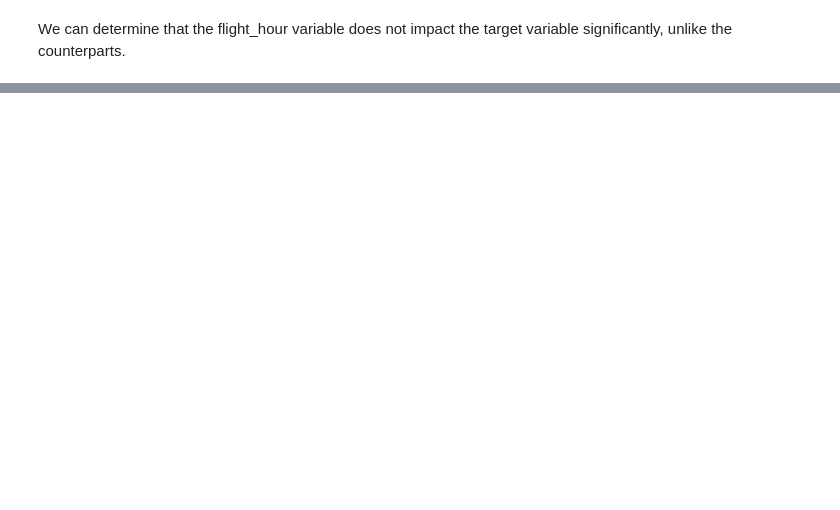
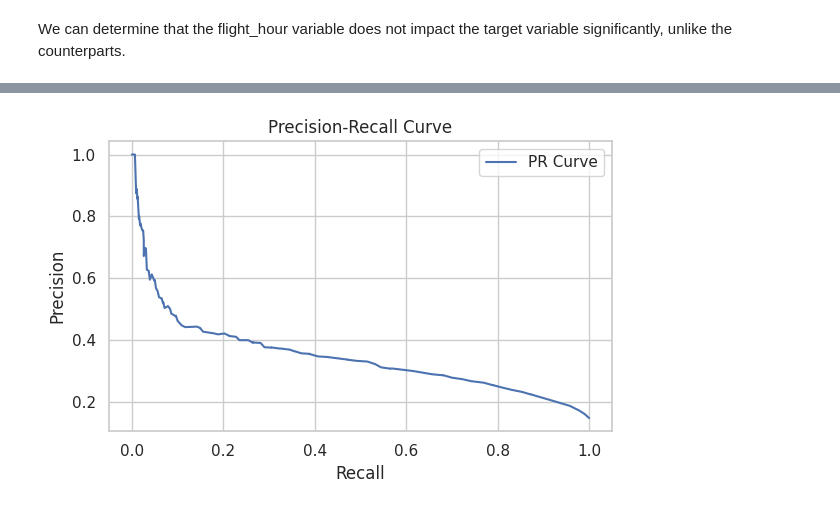
Before and after one commit to JzesatiD/british_airlines_dataproj, a Jupyter notebook: BA_ML.ipynb, the cells around one changed output, grey strips where cells are left out. Cells and saved outputs as stored; diff of their text form; code cells hidden in the pictures; blank space fills up the shorter version.

```diff
--- a/BA_ML.ipynb
+++ b/BA_ML.ipynb
@@ -437,0 +430,8 @@ print(result.summary())'''
+# %%
+from sklearn.model_selection import train_test_split
+
+# Define features and target to begin data modeling
+X = df_encoded.drop(columns=['booking_complete'])
+y = df_encoded['booking_complete']
+
+X.head()
@@ -437,0 +446,10 @@ print(result.summary())'''
+# %%
+X_train, X_test, y_train, y_test = train_test_split(
+    X, y, test_size=0.2, stratify=y, random_state=42
+)
+# %%
+from sklearn.ensemble import RandomForestClassifier
+
+model = RandomForestClassifier(n_estimators=100, class_weight='balanced',
+                               random_state=42)
+model.fit(X_train, y_train)
@@ -437,0 +458,8 @@ print(result.summary())'''
+# %%
+from sklearn.metrics import classification_report, roc_auc_score
+
+y_pred = model.predict(X_test)
+y_proba = model.predict_proba(X_test)[:, 1]
+
+print(classification_report(y_test, y_pred))
+print("ROC AUC Score:", roc_auc_score(y_test, y_proba))
@@ -439,0 +498,17 @@ We can determine that the flight_hour variable does not impact the target variab
+# %%
+from sklearn.metrics import precision_recall_curve
+import matplotlib.pyplot as plt
+
+precision, recall, thresholds = precision_recall_curve(y_test, y_proba)
+
+plt.figure(figsize=(6, 4))
+plt.plot(recall, precision, label='PR Curve')
+plt.xlabel('Recall')
+plt.ylabel('Precision')
+plt.title('Precision-Recall Curve')
+plt.grid(True)
+plt.legend()
+plt.tight_layout()
+plt.show()
+# %% [output]
+[figure, added]
```
Also changed, not shown: parts of 16 cells of this notebook.
